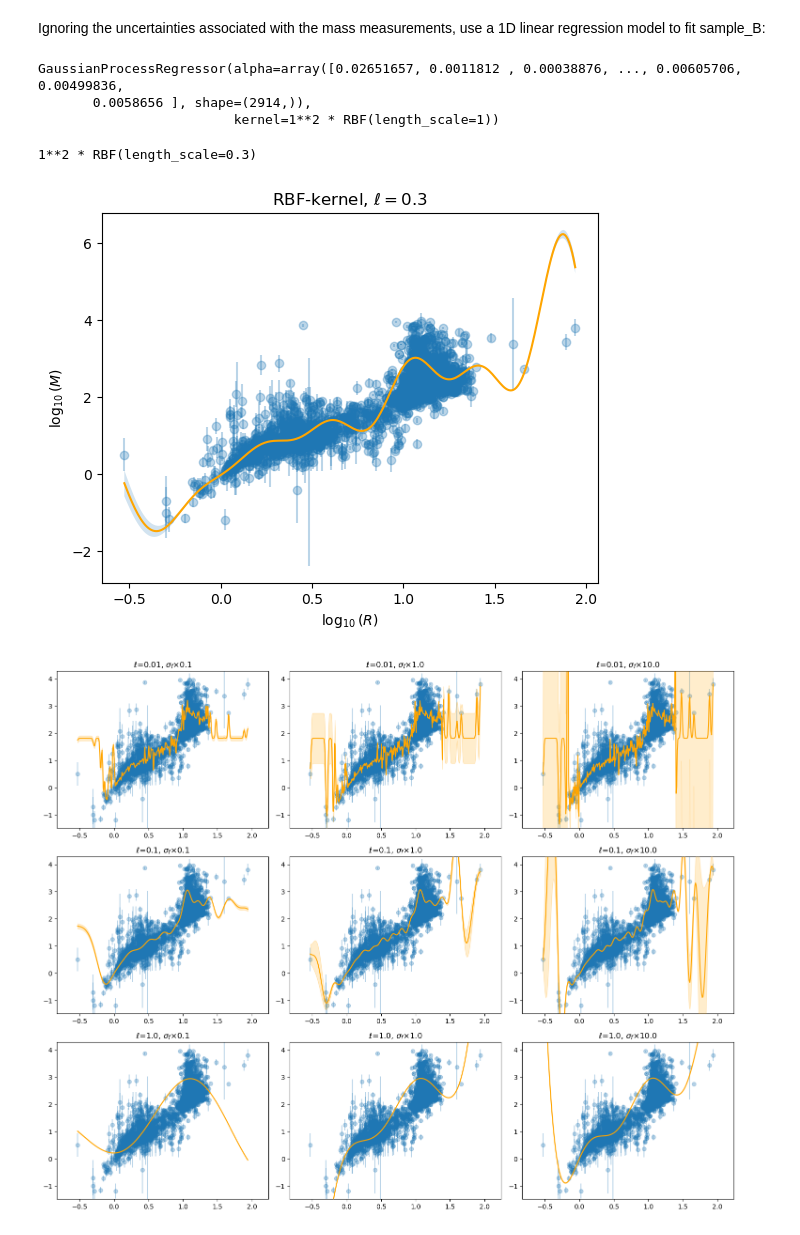
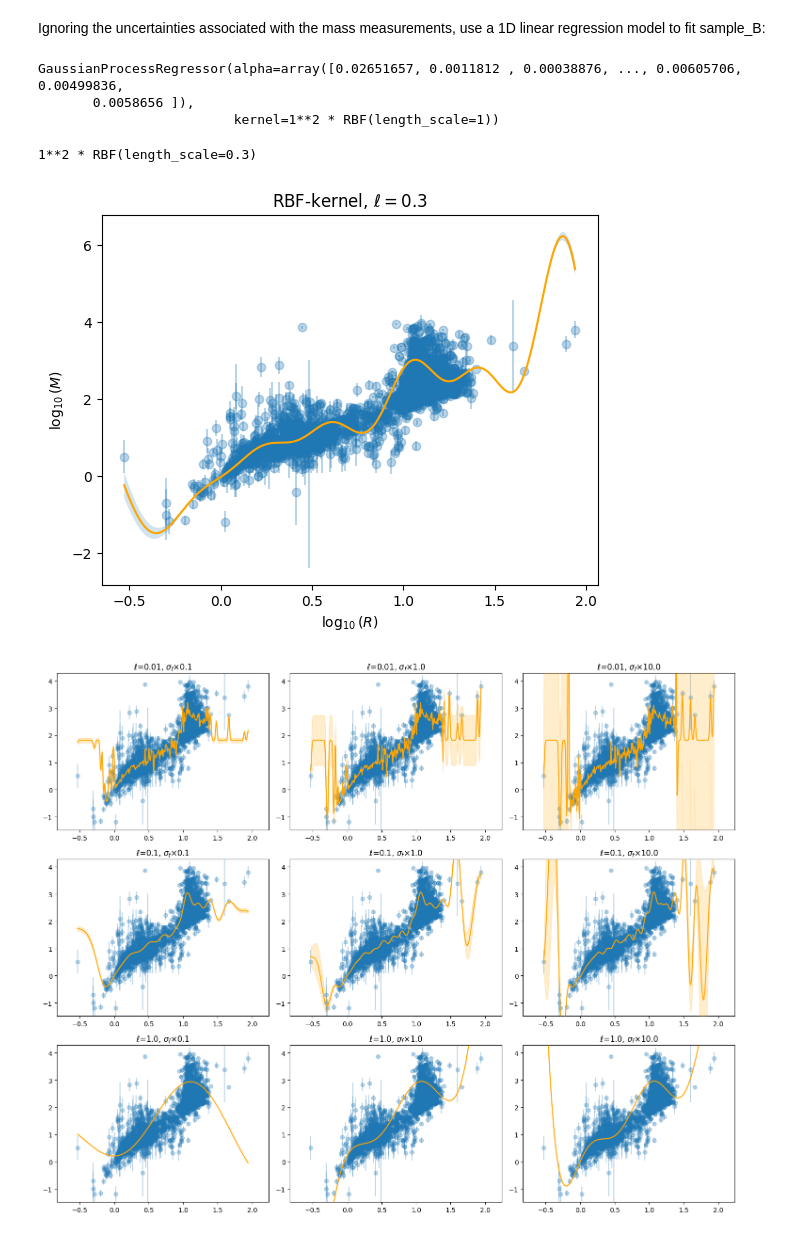
Before and after one commit to TarikOzpamuk/Astro_exercises, a Jupyter notebook: exercise5.ipynb, the cells around one changed output. Cells and saved outputs as stored; diff of their text form; code cells hidden in the pictures.

```diff
--- a/exercise5.ipynb
+++ b/exercise5.ipynb
@@ -116,15 +116,15 @@ kernel = ConstantKernel(constant_value=1.0, constant_value_bounds="fixed")*RBF(
     length_scale_bounds=(0.3, 10)
 )
 
-gp = GaussianProcessRegressor(
+gp_single = GaussianProcessRegressor(
     kernel=kernel,
     alpha= alpha,
     normalize_y=False
 )
 
-gp.fit(X, Y)
+gp_single.fit(X, Y)
 # %% [output]
 GaussianProcessRegressor(alpha=array([0.02651657, 0.0011812 , 0.00038876, ..., 0.00605706, 0.00499836,
-       0.0058656 ], shape=(2914,)),
+       0.0058656 ]),
                          kernel=1**2 * RBF(length_scale=1))
 # %%
@@ -132,26 +132,26 @@ print(gp.kernel_)
 # %% [output]
 1**2 * RBF(length_scale=0.3)
 # %%
-x_pred = np.linspace(log_sample_a[:,0].min(), log_sample_a[:,0].max(), 300).reshape(-1, 1)
+x_pred_single = np.linspace(log_sample_a[:,0].min(), log_sample_a[:,0].max(), 300).reshape(-1, 1)
 
-y_pred, y_std = gp.predict(x_pred, return_std=True)
+y_pred_single, y_std = gp_single.predict(x_pred_single, return_std=True)
 # %%
-plt.plot(x_pred, y_pred, color='orange', zorder=3)
+plt.plot(x_pred_single, y_pred_single, color='orange', zorder=3)
 plt.errorbar(log_sample_a[:,0], log_sample_a[:,1], yerr=log_sample_a[:,2], fmt='o', alpha=0.3)
 
 plt.fill_between(
-    x_pred.flatten(),
-    y_pred - y_std,
-    y_pred + y_std,
+    x_pred_single.flatten(),
+    y_pred_single - y_std,
+    y_pred_single + y_std,
     alpha=0.2
 )
 
 plt.xlabel('$\log_{10}(R)$')
 plt.ylabel('$\log_{10}(M)$')
 plt.title(f"RBF-kernel, $\ell = ${0.3}")
 plt.savefig("firstplot.png")
 # %% [output]
-[figure, old version]
+[figure, new version]
 # %%
 X = log_sample_a[:,0].reshape(-1,1)
 Y = log_sample_a[:,1]
```
Also changed, not shown: parts of 9 cells of this notebook.
